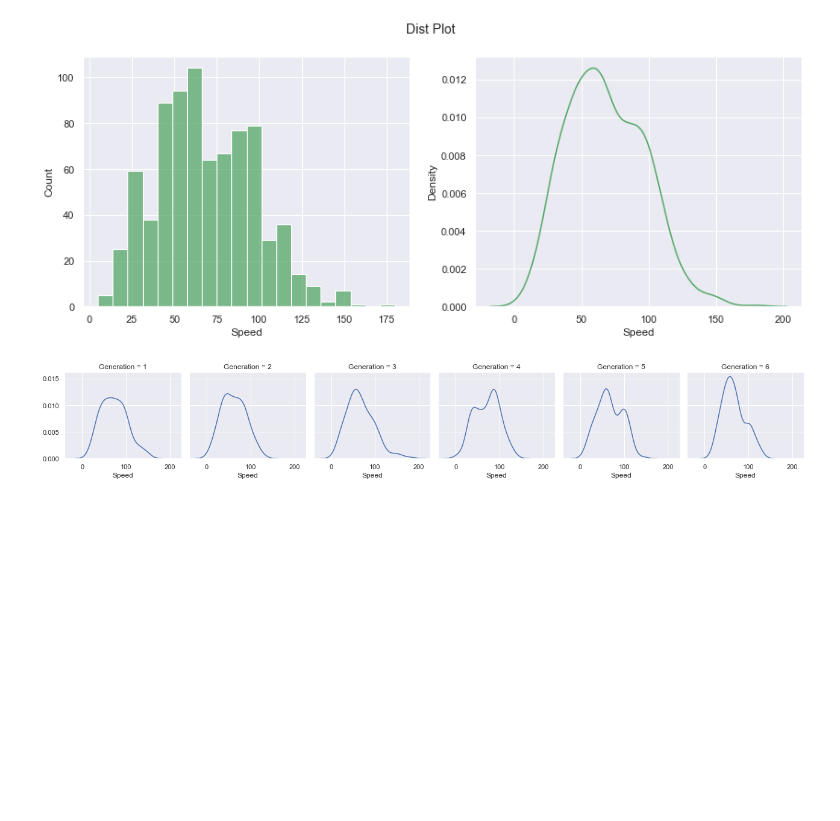
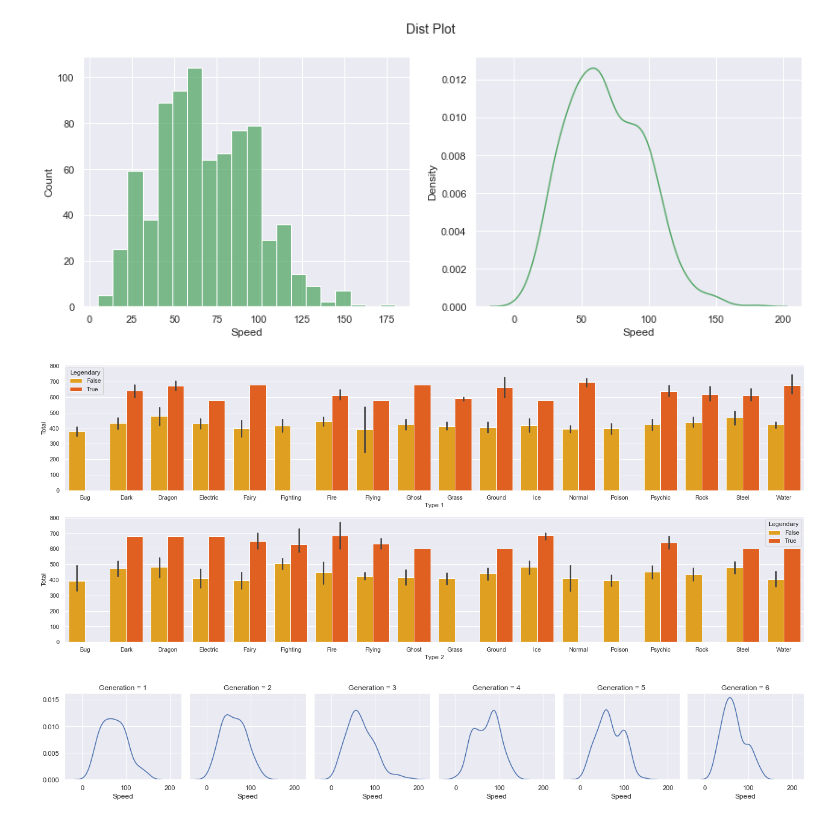
Before and after one commit to codernayeem/python-data-science-cheat-sheet, a Jupyter notebook: 3.6_seaborn.ipynb, the cells around one changed output. Cells and saved outputs as stored; diff of their text form; code cells hidden in the pictures; blank space fills up the shorter version.

Commit message:
Added two barplot using subplot

```diff
--- a/3.6_seaborn.ipynb
+++ b/3.6_seaborn.ipynb
@@ -166,6 +166,14 @@ sns.kdeplot(x='Speed', ax=axes[1], data=df, color='g')
 plt.show()
 # %% [output]
 [figure]
+# %%
+fg, axes = plt.subplots(2, 1, figsize=(20, 8), sharey=True)
+sns.barplot(x='Type 1', y='Total', hue='Legendary', data=df.sort_values('Type 1'), ax=axes[0], palette='autumn_r')
+sns.barplot(x='Type 2', y='Total', hue='Legendary', data=df.sort_values('Type 2'), ax=axes[1], palette='autumn_r')
+plt.tight_layout()
+plt.show()
+# %% [output]
+[figure, added]
 # %%
 # Display Multiple plots in a figure
 # Using FacetGrid :
```
Also changed, not shown: parts of 6 cells of this notebook.
